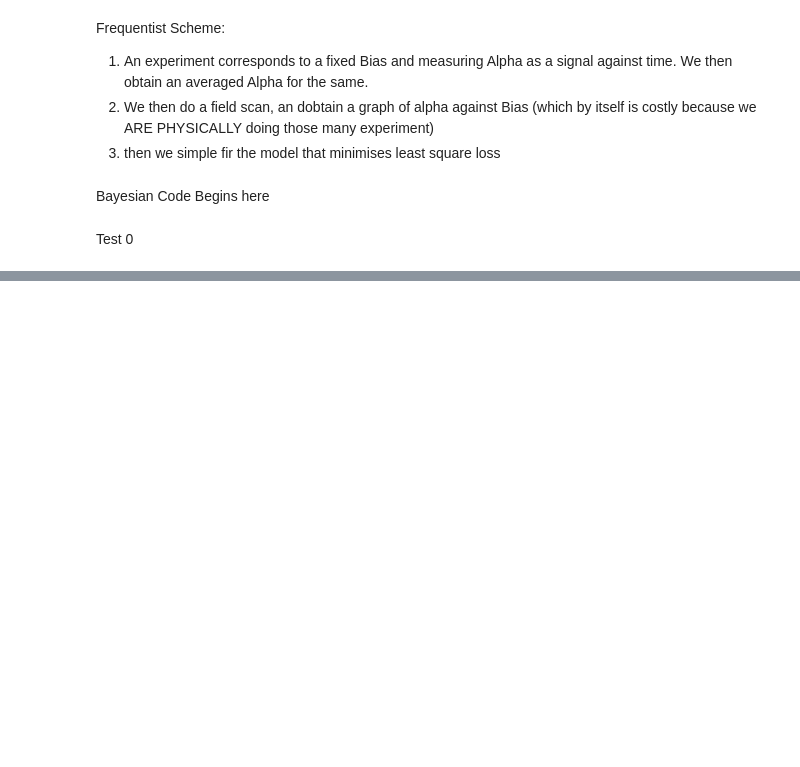
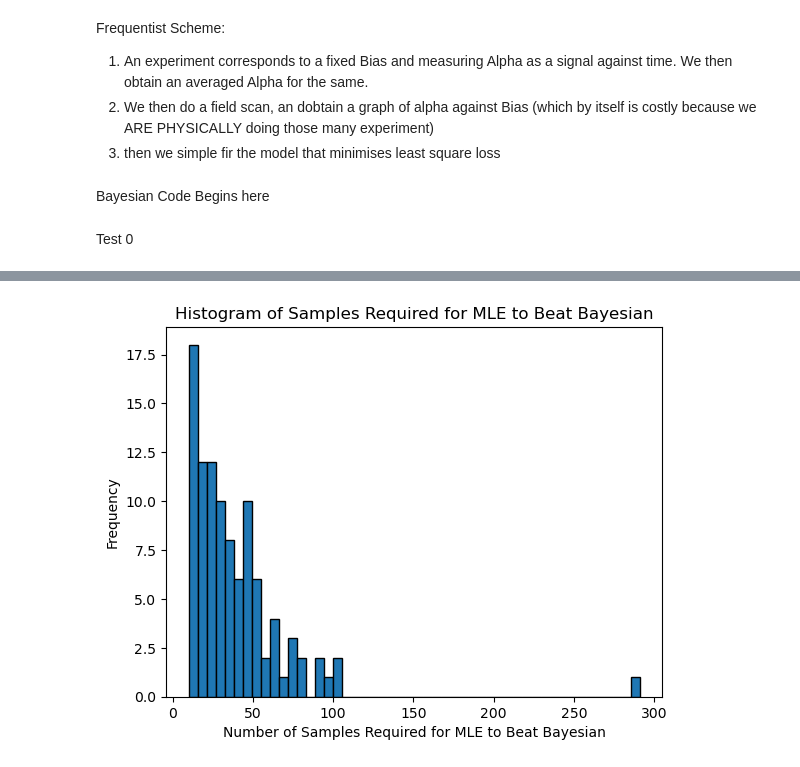
Before and after one commit to apranav22/bayesian_nmor, a Jupyter notebook: toy_bayesian_model.ipynb, the cells around one changed output, grey strips where cells are left out. Saved outputs shown, nothing was run; the diff lists cells and outputs as text; code cells hidden in the pictures; blank space fills up the shorter version.

```diff
--- a/toy_bayesian_model.ipynb
+++ b/toy_bayesian_model.ipynb
@@ -8,6 +8,16 @@ import os
 import sys
 from scipy.stats import norm
 from scipy.integrate import simpson
+
+# tqdm import with safe fallback for environments without tqdm
+try:
+    from tqdm import tqdm
+except Exception:
+    def tqdm(iterable=None, *args, **kwargs):
+        return iterable if iterable is not None else range(0)
+
+# Global flag to toggle plotting
+SHOW_PLOTS = False  # set to True to re-enable plots
 
 global tou, delta, k2, transit_rate, lo
 
@@ -81,11 +91,11 @@ B_tot = B_unk + B_bias
 
 alpha_vals = alpha_th(B_tot)
 
-
 alpha_exp_vals = alpha_exp(alpha_vals, sigma)
-plt.figure()
-plt.plot(B_bias, alpha_exp_vals, color="blue")
-plt.plot(B_bias, alpha_vals, color="orange")
-plt.xlabel("B_bias")
-plt.ylabel("Measured alpha")
+if SHOW_PLOTS:
+    plt.figure()
+    plt.plot(B_bias, alpha_exp_vals, color="blue")
+    plt.plot(B_bias, alpha_vals, color="orange")
+    plt.xlabel("B_bias")
+    plt.ylabel("Measured alpha")
 # %% [output]
@@ -444,0 +520,11 @@ Final posterior area (should be ~1): 1.000000
+# %%
+num_exps = 100
+samples_list = []
+# Use tqdm to show progress of repeated comparisons
+for i in tqdm(range(num_exps), desc="Comparing MLE vs Bayesian"):
+    samples_list.append(compare_MLE_Bayesian(B_unk, B_bias, sigma, bayesian_delta, N_exp, Test=1))
+
+import numpy as np
+import matplotlib.pyplot as plt
+if SHOW_PLOTS:
+    plt.show()
@@ -444,0 +549,8 @@ Final posterior area (should be ~1): 1.000000
+# %%
+plt.hist(samples_list, bins=50, edgecolor='black')
+plt.xlabel('Number of Samples Required for MLE to Beat Bayesian')
+plt.ylabel('Frequency')
+plt.title('Histogram of Samples Required for MLE to Beat Bayesian')
+plt.show()
+# %% [output]
+[figure, added]
```
Also changed, not shown: parts of 11 cells of this notebook, 2 other files.
